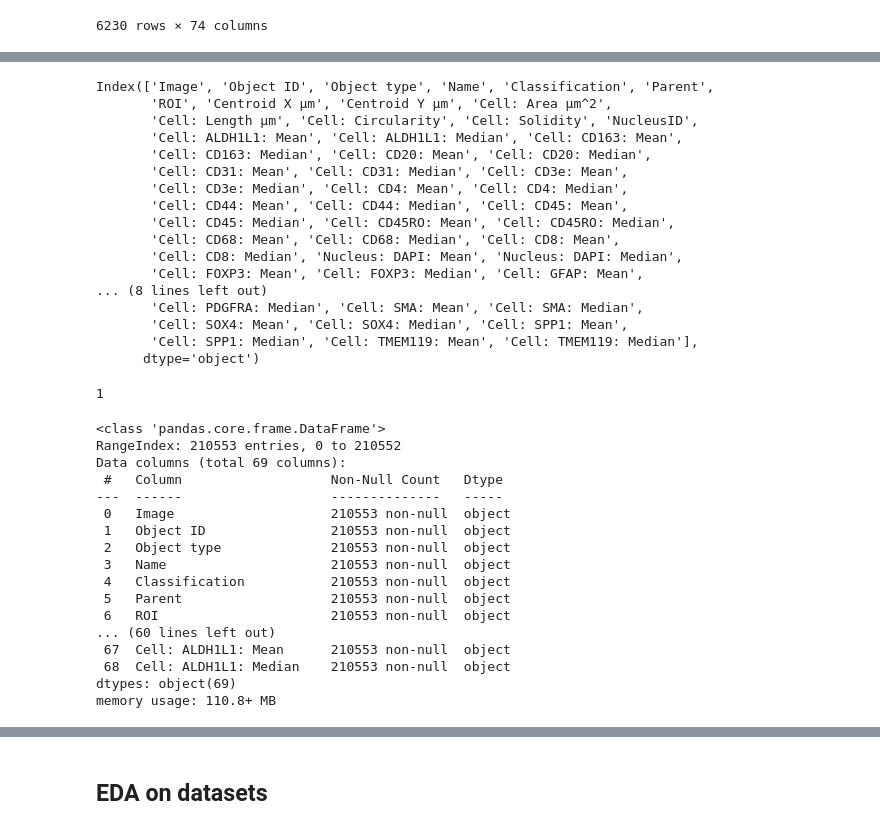
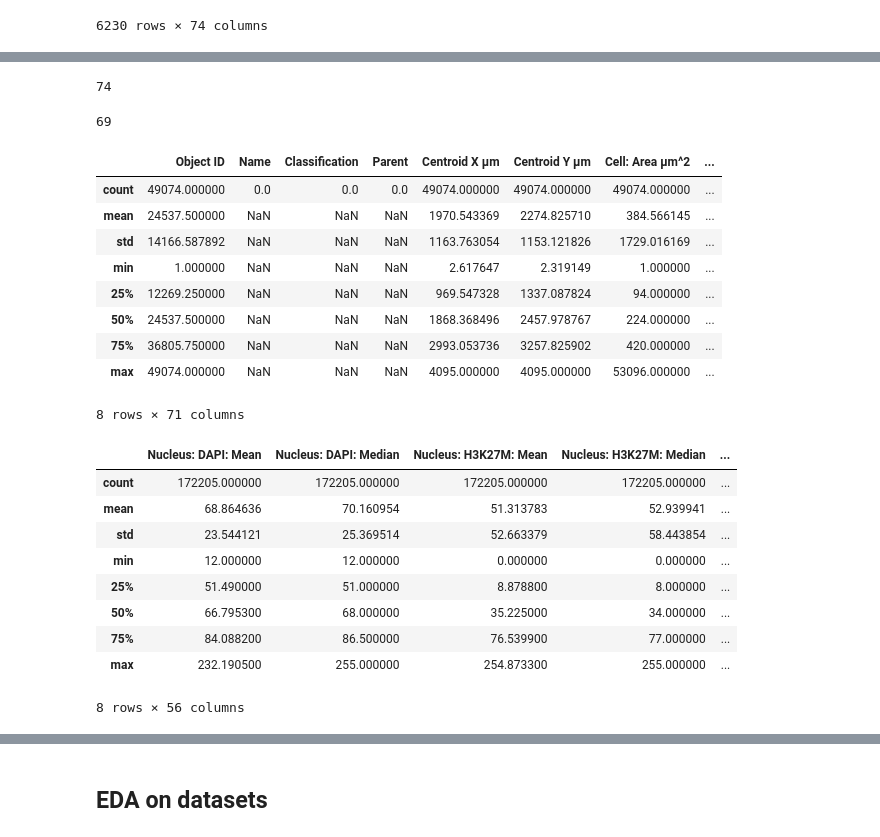
Before and after one commit to sadeghetemad/nencki-image-segmentation, a Jupyter notebook: notebooks/patient_analysis.ipynb, the cells around one changed output, grey strips where cells are left out. Cells and saved outputs as stored; diff of their text form; code cells hidden in the pictures.

```diff
--- a/notebooks/patient_analysis.ipynb
+++ b/notebooks/patient_analysis.ipynb
@@ -20,11 +21,11 @@ PosixPath('/home/sadegh/python_projects/nencki_institute/notebooks')
 # %% [markdown]
 ## Patient Measurement Analysis
 # %%
-patient_1991 = base_dir.parent / "data/measurements_1991.xlsx"
-patinet_3149 = base_dir.parent / "data/measurements_3149.csv"
+patient_1991 = base_dir.parent / "data/qupath_segmentation/measurements_1991.xlsx"
+patinet_3149 = base_dir.parent / "data/qupath_segmentation/measurements_3149.csv"
 
-patient_1991_cellpose = base_dir.parent / "data/patient_1991_measurements.csv"
-patient_3149_cellpose = base_dir.parent / "data/patient_3149_measurements.csv"
+patient_1991_cellpose = base_dir.parent / "data/nencki/patient_1991_measurements.csv"
+patient_3149_cellpose = base_dir.parent / "data/nencki/patient_3149_measurements.csv"
 # %%
 # patient 1991
 raw = pd.read_excel(patient_1991, header=None)
@@ -108,44 +125,34 @@ df_1991_cellpose
 # %%
-df_3149_cellpose.columns
+len(df_3149_cellpose.columns.tolist())
 # %% [output]
-Index(['Image', 'Object ID', 'Object type', 'Name', 'Classification', 'Parent',
-       'ROI', 'Centroid X µm', 'Centroid Y µm', 'Cell: Area µm^2',
-       'Cell: Length µm', 'Cell: Circularity', 'Cell: Solidity', 'NucleusID',
-       'Cell: ALDH1L1: Mean', 'Cell: ALDH1L1: Median', 'Cell: CD163: Mean',
-       'Cell: CD163: Median', 'Cell: CD20: Mean', 'Cell: CD20: Median',
-       'Cell: CD31: Mean', 'Cell: CD31: Median', 'Cell: CD3e: Mean',
-       'Cell: CD3e: Median', 'Cell: CD4: Mean', 'Cell: CD4: Median',
-       'Cell: CD44: Mean', 'Cell: CD44: Median', 'Cell: CD45: Mean',
-       'Cell: CD45: Median', 'Cell: CD45RO: Mean', 'Cell: CD45RO: Median',
-       'Cell: CD68: Mean', 'Cell: CD68: Median', 'Cell: CD8: Mean',
-       'Cell: CD8: Median', 'Nucleus: DAPI: Mean', 'Nucleus: DAPI: Median',
-       'Cell: FOXP3: Mean', 'Cell: FOXP3: Median', 'Cell: GFAP: Mean',
-... (8 lines left out)
-       'Cell: PDGFRA: Median', 'Cell: SMA: Mean', 'Cell: SMA: Median',
-       'Cell: SOX4: Mean', 'Cell: SOX4: Median', 'Cell: SPP1: Mean',
-       'Cell: SPP1: Median', 'Cell: TMEM119: Mean', 'Cell: TMEM119: Median'],
-      dtype='object')
+74
-# %%
-df_3149['Object type'].nunique()
-# %% [output]
-1
+# %%
+len(df_3149.columns.tolist())
+# %% [output]
+69
+# %%
+df_3149_cellpose.describe()
+# %% [output]
+|  | Object ID | Name | Classification | Parent | Centroid X µm | Centroid Y µm | Cell: Area µm^2 | ... |
+| count | 49074.000000 | 0.0 | 0.0 | 0.0 | 49074.000000 | 49074.000000 | 49074.000000 | ... |
+| mean | 24537.500000 | NaN | NaN | NaN | 1970.543369 | 2274.825710 | 384.566145 | ... |
+| std | 14166.587892 | NaN | NaN | NaN | 1163.763054 | 1153.121826 | 1729.016169 | ... |
+| min | 1.000000 | NaN | NaN | NaN | 2.617647 | 2.319149 | 1.000000 | ... |
+| 25% | 12269.250000 | NaN | NaN | NaN | 969.547328 | 1337.087824 | 94.000000 | ... |
+| 50% | 24537.500000 | NaN | NaN | NaN | 1868.368496 | 2457.978767 | 224.000000 | ... |
+| 75% | 36805.750000 | NaN | NaN | NaN | 2993.053736 | 3257.825902 | 420.000000 | ... |
+| max | 49074.000000 | NaN | NaN | NaN | 4095.000000 | 4095.000000 | 53096.000000 | ... |
+8 rows × 71 columns
 # %%
-df_3149.info()
+df_3149.describe()
 # %% [output]
+|  | Nucleus: DAPI: Mean | Nucleus: DAPI: Median | Nucleus: H3K27M: Mean | Nucleus: H3K27M: Median | ... |
+| count | 172205.000000 | 172205.000000 | 172205.000000 | 172205.000000 | ... |
+| mean | 68.864636 | 70.160954 | 51.313783 | 52.939941 | ... |
+| std | 23.544121 | 25.369514 | 52.663379 | 58.443854 | ... |
+| min | 12.000000 | 12.000000 | 0.000000 | 0.000000 | ... |
+| 25% | 51.490000 | 51.000000 | 8.878800 | 8.000000 | ... |
+| 50% | 66.795300 | 68.000000 | 35.225000 | 34.000000 | ... |
+| 75% | 84.088200 | 86.500000 | 76.539900 | 77.000000 | ... |
+| max | 232.190500 | 255.000000 | 254.873300 | 255.000000 | ... |
-<class 'pandas.core.frame.DataFrame'>
-RangeIndex: 210553 entries, 0 to 210552
-Data columns (total 69 columns):
- #   Column                   Non-Null Count   Dtype
----  ------                   --------------   -----
- 0   Image                    210553 non-null  object
- 1   Object ID                210553 non-null  object
- 2   Object type              210553 non-null  object
- 3   Name                     210553 non-null  object
- 4   Classification           210553 non-null  object
- 5   Parent                   210553 non-null  object
- 6   ROI                      210553 non-null  object
-... (60 lines left out)
- 67  Cell: ALDH1L1: Mean      210553 non-null  object
- 68  Cell: ALDH1L1: Median    210553 non-null  object
-dtypes: object(69)
-memory usage: 110.8+ MB
+8 rows × 56 columns
```
Also changed, not shown: parts of 20 cells of this notebook, 1 other file.
